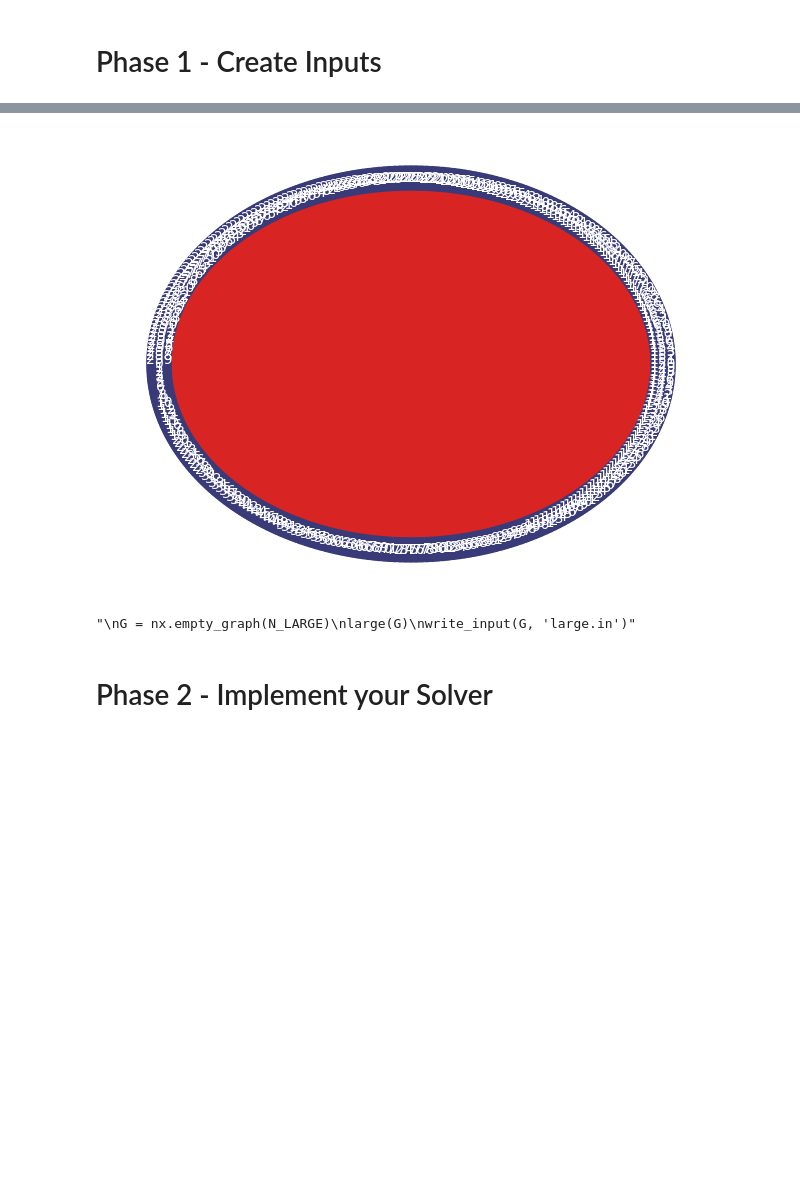
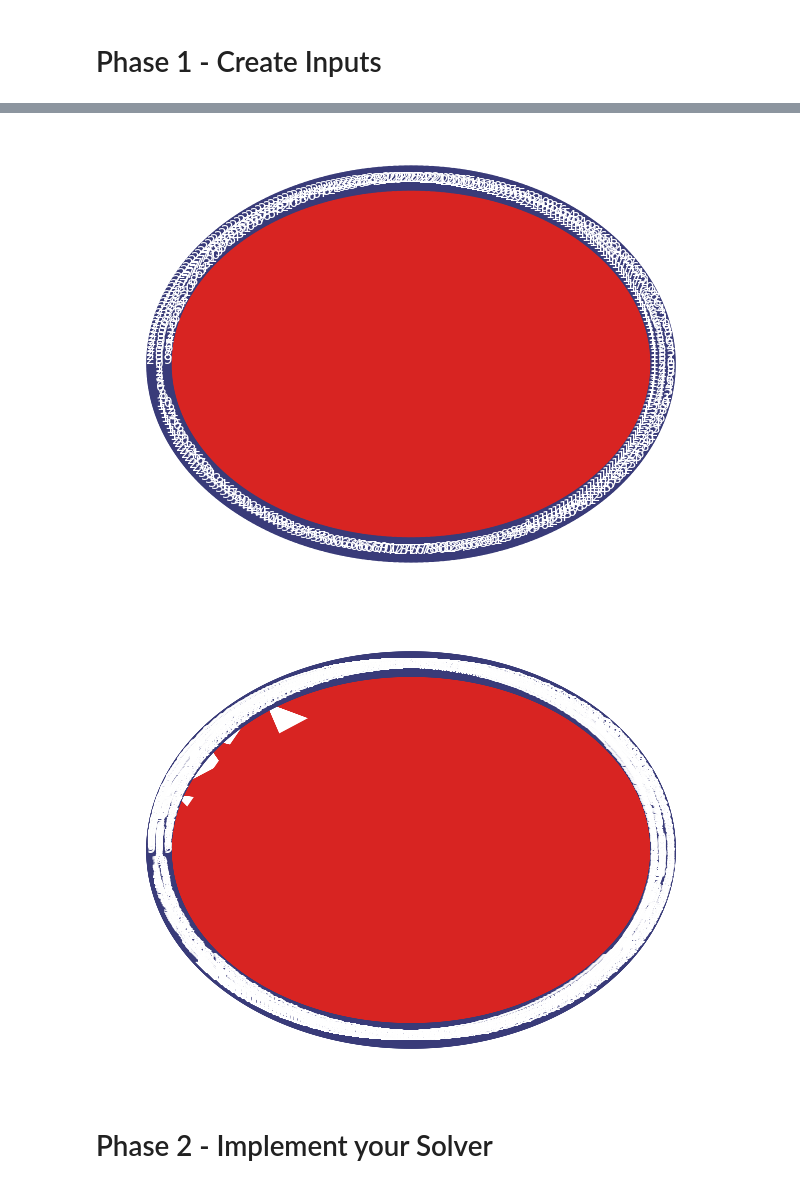
Before and after one commit to ananthgoyal/cs170_project, a Jupyter notebook: main.ipynb, the cells around one changed output, grey strips where cells are left out. Cells and saved outputs as stored; diff of their text form; code cells hidden in the pictures; blank space fills up the shorter version.

Commit message:
finished graphs

```diff
--- a/main.ipynb
+++ b/main.ipynb
@@ -34,9 +34,6 @@ from starter import *
 
 def small(G: nx.Graph):
     # TODO add edges to complete the small input
-    '''for i in range(1, 100):
-        for j in range(i + 1, 100):
-            G.add_edge(i, j, weight = (i + j)*2)'''
     for i in range(50):
         for j in range(50, 100):
             G.add_edge(i, j, weight = 250)
@@ -53,34 +50,37 @@ def medium(G: nx.Graph):
 
 def large(G: nx.Graph):
     # TODO add edges to complete the large input
+    gap = 100
     for i in range(250):
-        pass
+        for j in range (250, 1000, gap):
+            G.add_edge(i, j, weight = 200)
     for i in range(250, 500):
-        pass
+        for j in range (500, 1000, gap):
+            G.add_edge(i, j, weight = 200)
     for i in range(500, 750):
-        pass
-    for i in range(750, 1000):
-        pass
+        for j in range (750, 1000, gap):
+            G.add_edge(i, j, weight = 200)
 # %%
 G = nx.empty_graph(N_SMALL)
 small(G)
 write_input(G, 'small.in', overwrite=True)
 visualize(G)
 
 
 G = nx.empty_graph(N_MEDIUM)
 medium(G)
 write_input(G, 'medium.in', overwrite=True)
 visualize(G)
 
-'''
+
 G = nx.empty_graph(N_LARGE)
 large(G)
-write_input(G, 'large.in')'''
+write_input(G, 'large.in', overwrite=True)
+visualize(G)
 # %% [output]
 [figure]
 [figure]
-"\nG = nx.empty_graph(N_LARGE)\nlarge(G)\nwrite_input(G, 'large.in')"
+[figure, added]
 # %% [markdown]
 # Phase 2 - Implement your Solver
 # %%
```
Also changed, not shown: 2 other files.
